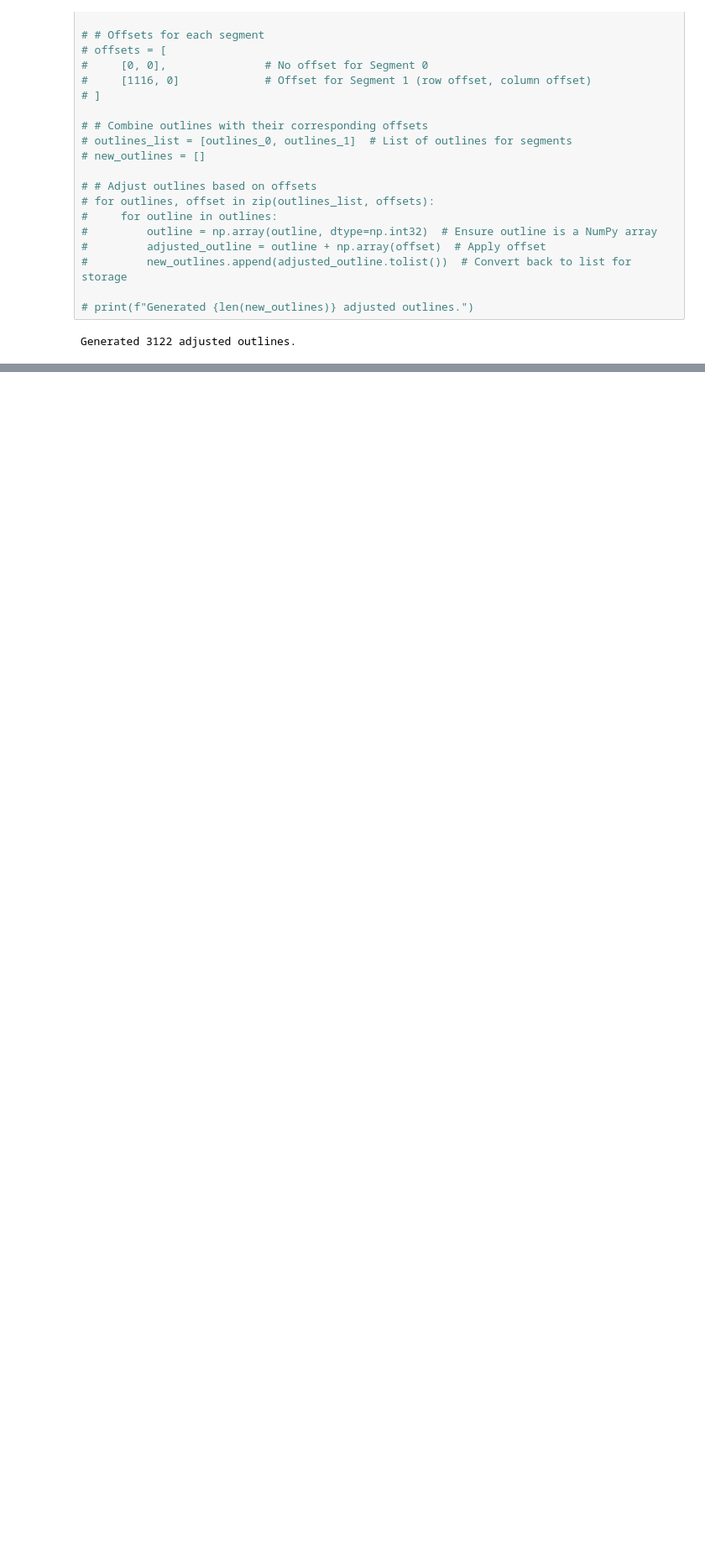
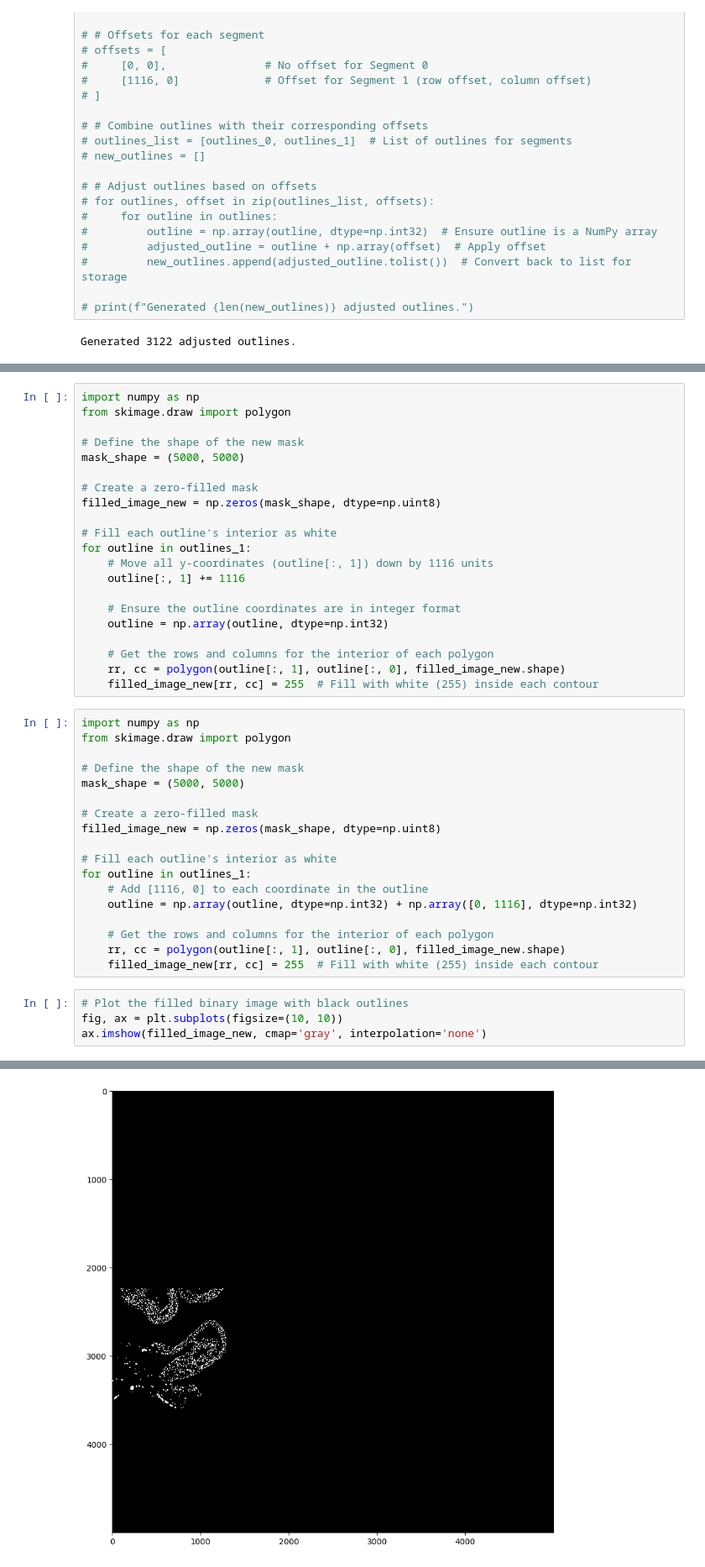
Before and after one commit to xiwang3236/Image_processing_tools, a Jupyter notebook: Solve_conflict.ipynb, the cells around one changed output, grey strips where cells are left out. Shown at 84% size. Saved outputs shown, nothing was run; the diff lists cells and outputs as text; blank space fills up the shorter version.

Commit message:
add move region code

```diff
--- a/Solve_conflict.ipynb
+++ b/Solve_conflict.ipynb
@@ -203,0 +198,44 @@ plt.show()
+# %%
+import numpy as np
+from skimage.draw import polygon
+
+# Define the shape of the new mask
+mask_shape = (5000, 5000)
+
+# Create a zero-filled mask
+filled_image_new = np.zeros(mask_shape, dtype=np.uint8)
+
+# Fill each outline's interior as white
+for outline in outlines_1:
+    # Move all y-coordinates (outline[:, 1]) down by 1116 units
+    outline[:, 1] += 1116
+
+    # Ensure the outline coordinates are in integer format
+    outline = np.array(outline, dtype=np.int32)
+
+    # Get the rows and columns for the interior of each polygon
+    rr, cc = polygon(outline[:, 1], outline[:, 0], filled_image_new.shape)
+    filled_image_new[rr, cc] = 255  # Fill with white (255) inside each contour
+# %%
+import numpy as np
+from skimage.draw import polygon
+
+# Define the shape of the new mask
+mask_shape = (5000, 5000)
+
+# Create a zero-filled mask
+filled_image_new = np.zeros(mask_shape, dtype=np.uint8)
+
+# Fill each outline's interior as white
+for outline in outlines_1:
+    # Add [1116, 0] to each coordinate in the outline
+    outline = np.array(outline, dtype=np.int32) + np.array([0, 1116], dtype=np.int32)
+
+    # Get the rows and columns for the interior of each polygon
+    rr, cc = polygon(outline[:, 1], outline[:, 0], filled_image_new.shape)
+    filled_image_new[rr, cc] = 255  # Fill with white (255) inside each contour
+# %%
+# Plot the filled binary image with black outlines
+fig, ax = plt.subplots(figsize=(10, 10))
+ax.imshow(filled_image_new, cmap='gray', interpolation='none')
+# %% [output]
@@ -203,0 +243 @@ plt.show()
+[figure, added]
```
Also changed, not shown: parts of 5 cells of this notebook.
